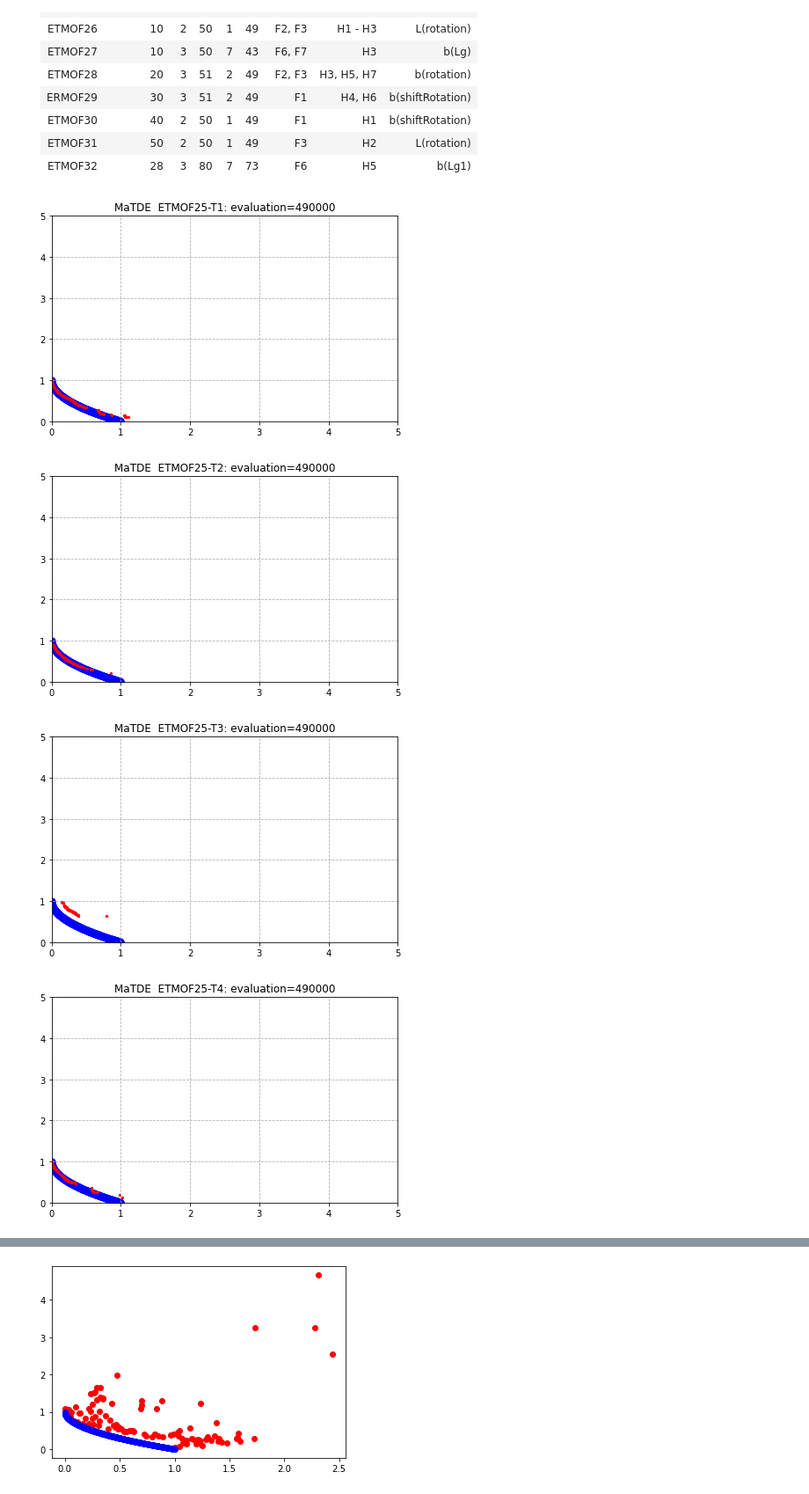
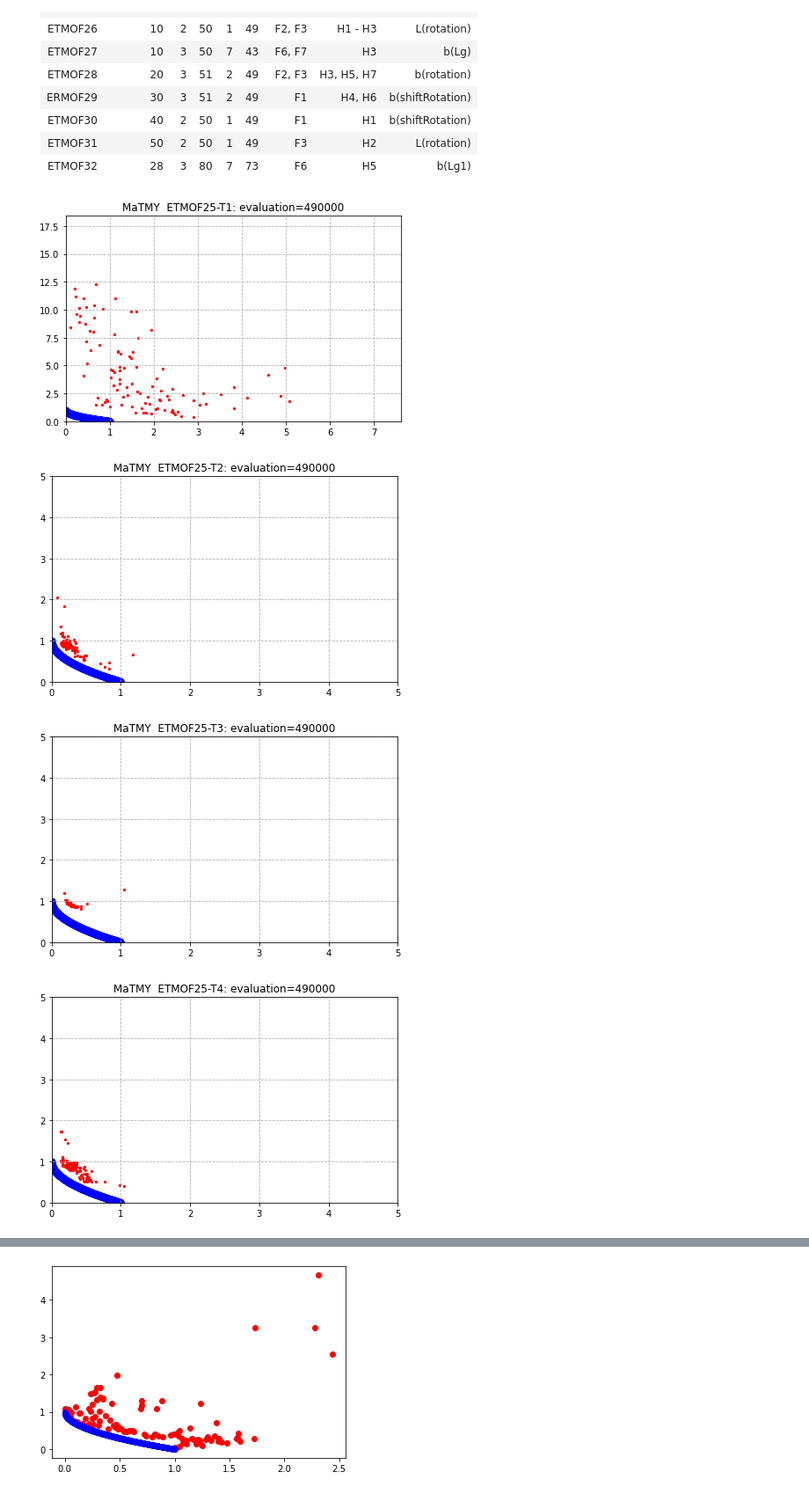
Before and after one commit to BjChacha/CEC2021, a Jupyter notebook: PF.ipynb, the cells around one changed output, grey strips where cells are left out. Shown at 88% size. Cells and saved outputs as stored; diff of their text form; code cells hidden in the pictures.

Commit message:
support new algo: MaTMY and MOMFEAII

```diff
--- a/PF.ipynb
+++ b/PF.ipynb
@@ -77,8 +77,8 @@ problemset_profiles = {
 problem_list = ['ETMOF'+str(i) for i in range(25, 33)]
 # %%
 def pf_gif(algo_idx, problem_profile, task_no, output=False):
-    ALGOS = ['MaTDE', 'MOMFEA', 'MOEAD', 'MaOEAC', 'NSGAII']
-    MULTITASK = ['MaTDE', 'MOMFEA', 'EMTET']
+    ALGOS = ['MaTDE', 'MOMFEA', 'MOEAD', 'MaOEAC', 'NSGAII', 'MaTMY', 'MOMFEAII']
+    MULTITASK = ['MaTDE', 'MOMFEA', 'EMTET', 'MaTMY', 'MOMFEAII']
 
     ALGO = ALGOS[algo_idx]
     NO_PROBLEM = problem_profile['No']
@@ -244,20 +244,22 @@ def pf_final(algo_idx, problem_profile, task_no, output=False):
 # %%
 # 0: 'MaTDE',
 # 1: 'MOMFEA'
 # 2: 'MOEAD'
 # 3: 'MaOEAC'
 # 4: 'NSGAII'
-for problem in ['ETMOF25', 'ETMOF26']:
-    for algo in [0]:
+# 5: 'MaTMY'
+# 6: 'MOMFEAII'
+for problem in ['ETMOF25']:
+    for algo in [5]:
         for task in range(1, 11):
             if task > problemset_profiles[problem]['TaskNum']:
                 break
-            try:
-                pf_gif(algo, problemset_profiles[problem], task, True)
-            except:
-                print('error')
+#             try:
+            pf_gif(algo, problemset_profiles[problem], task, True)
+#             except:
+#                 print('error')
 # %% [output]
-[figure, old version]
+[figure, new version]
-[figure, old version]
+[figure, new version]
-[figure, old version]
+[figure, new version]
-[figure, old version]
+[figure, new version]
```
Also changed, not shown: parts of 1 cell of this notebook.
